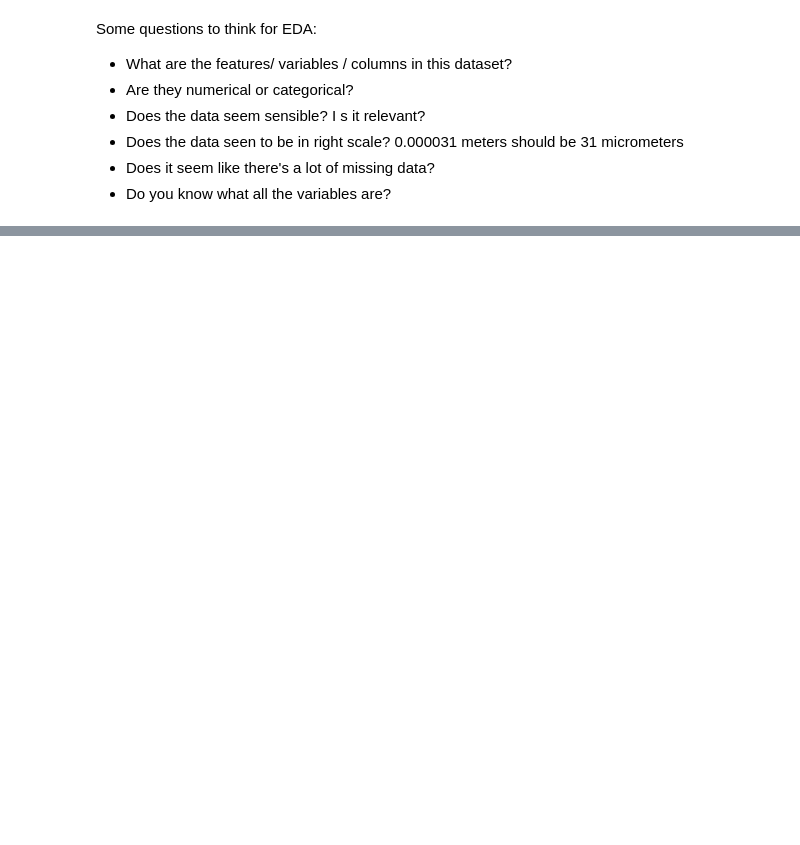
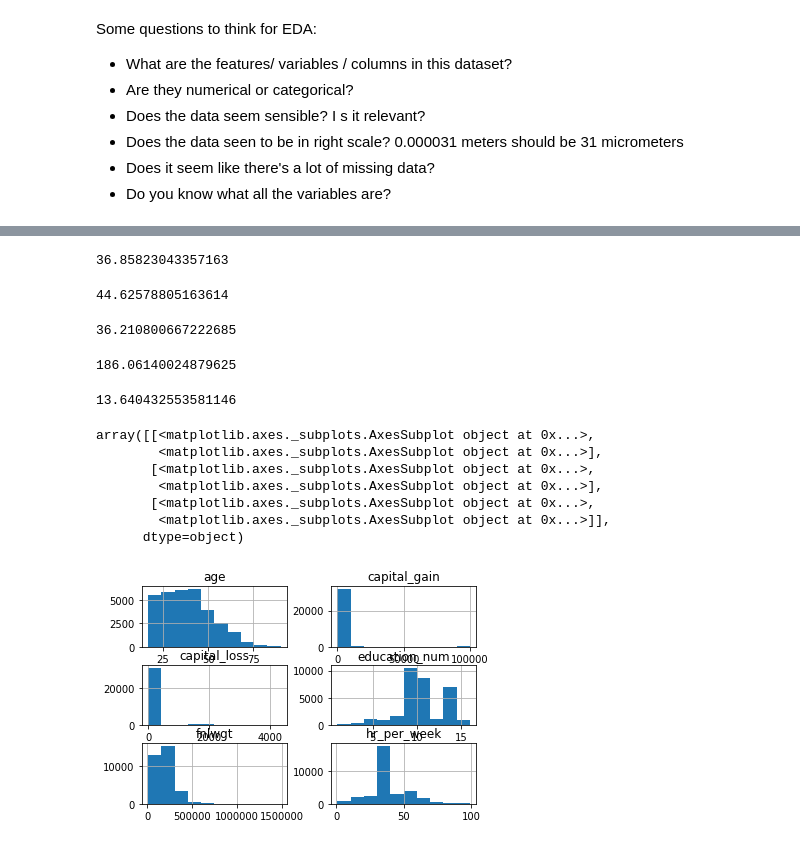
Before and after one commit to WeiLi0105/Math2212_Li, a Jupyter notebook: M2_Statistics/M2_Adult.ipynb, the cells around one changed output, grey strips where cells are left out. Drawn from its saved outputs; the diff is of its cells as text; code cells hidden in the pictures; blank space fills up the shorter version.

```diff
--- a/M2_Statistics/M2_Adult.ipynb
+++ b/M2_Statistics/M2_Adult.ipynb
@@ -215,0 +252,31 @@ Some questions to think for EDA:
+# %%
+women['age'].mean()
+# %% [output]
+36.85823043357163
+# %%
+men_high_income['age'].mean()
+# %% [output]
+44.62578805163614
+# %%
+women_high_income['age'].mean()
+# %% [output]
+36.210800667222685
+# %%
+adult['age'].var()
+# %% [output]
+186.06140024879625
+# %%
+adult['age'].std()
+# %% [output]
+13.640432553581146
+# %%
+adult.hist()
+# %% [output]
+array([[<matplotlib.axes._subplots.AxesSubplot object at 0x...>,
+        <matplotlib.axes._subplots.AxesSubplot object at 0x...>],
+       [<matplotlib.axes._subplots.AxesSubplot object at 0x...>,
+        <matplotlib.axes._subplots.AxesSubplot object at 0x...>],
+       [<matplotlib.axes._subplots.AxesSubplot object at 0x...>,
+        <matplotlib.axes._subplots.AxesSubplot object at 0x...>]],
+      dtype=object)
+[figure, added]
```
Also changed, not shown: parts of 10 cells of this notebook, 2 other files.
